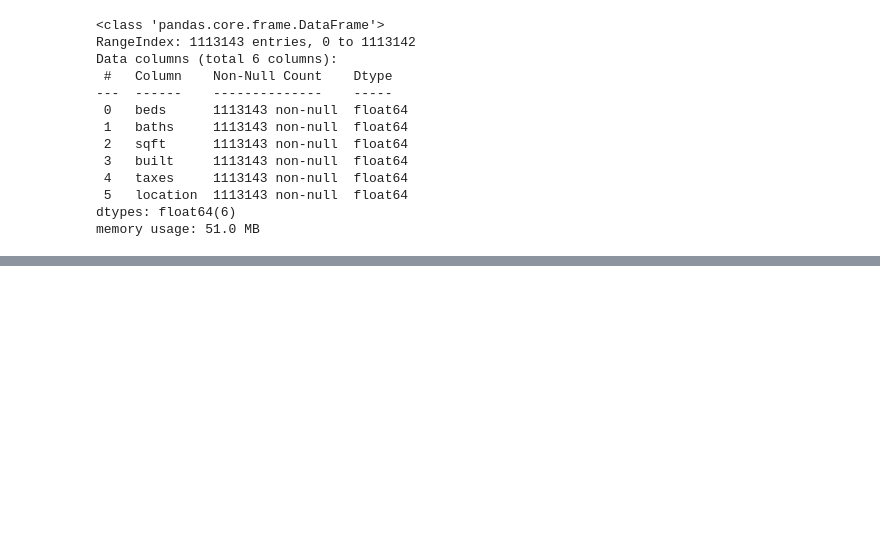
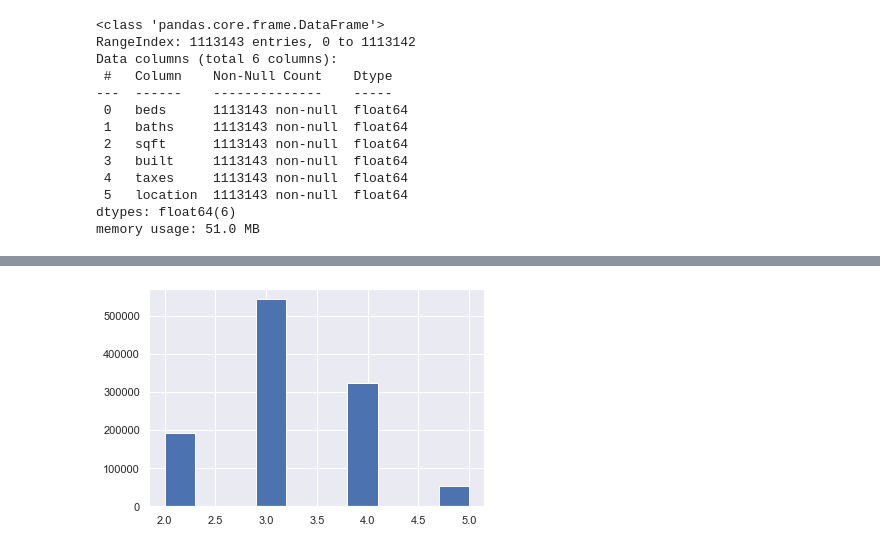
Before and after one commit to morgancross2/regression-exercises, a Jupyter notebook: scaling.ipynb, the cells around one changed output, grey strips where cells are left out. Drawn from its saved outputs; the diff is of its cells as text; code cells hidden in the pictures; blank space fills up the shorter version.

```diff
--- a/scaling.ipynb
+++ b/scaling.ipynb
@@ -251,0 +269,5 @@ memory usage: 51.0 MB
+# %%
+plt.hist(train.beds)
+plt.show()
+# %% [output]
+[figure, added]
```
Also changed, not shown: parts of 18 cells of this notebook, 1 other file.
